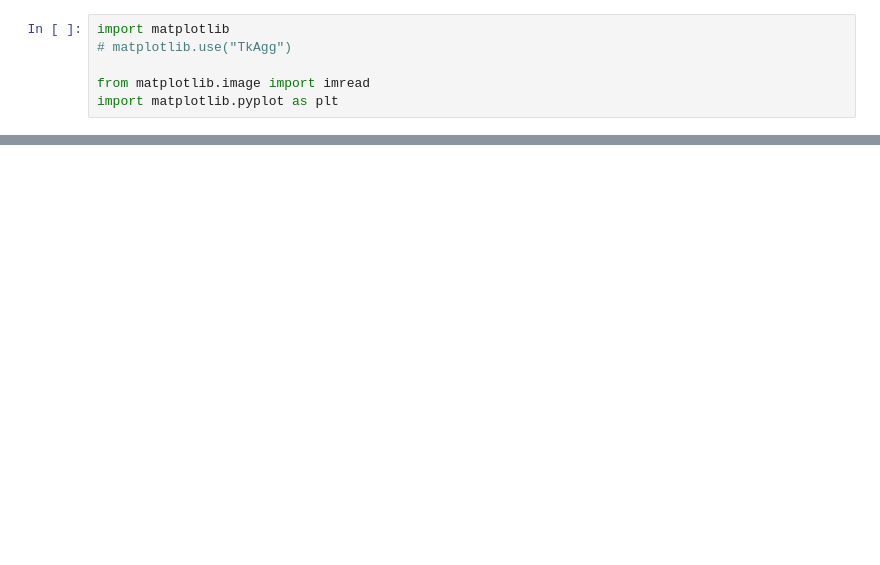
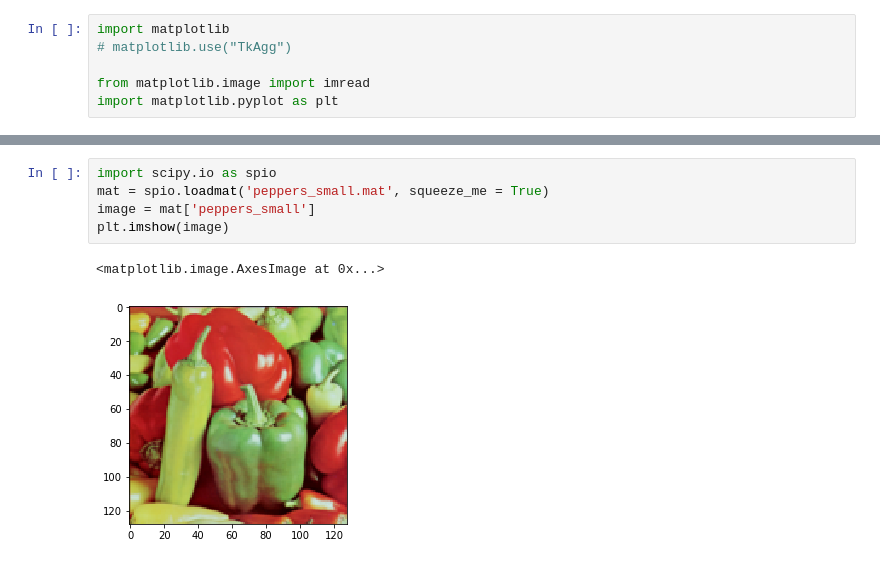
Before and after one commit to hifrickenfive/StanfordAI, a Jupyter notebook: CS229/ps/ps3/src/k_means/scratch.ipynb, the cells around one changed output, grey strips where cells are left out. Saved outputs shown, nothing was run; the diff lists cells and outputs as text; blank space fills up the shorter version.

```diff
--- a/CS229/ps/ps3/src/k_means/scratch.ipynb
+++ b/CS229/ps/ps3/src/k_means/scratch.ipynb
@@ -21,0 +16,8 @@ Error:
+# %%
+import scipy.io as spio
+mat = spio.loadmat('peppers_small.mat', squeeze_me = True)
+image = mat['peppers_small']
+plt.imshow(image)
+# %% [output]
+<matplotlib.image.AxesImage at 0x...>
+[figure, added]
```
Also changed, not shown: parts of 4 cells of this notebook, 6 other files.
